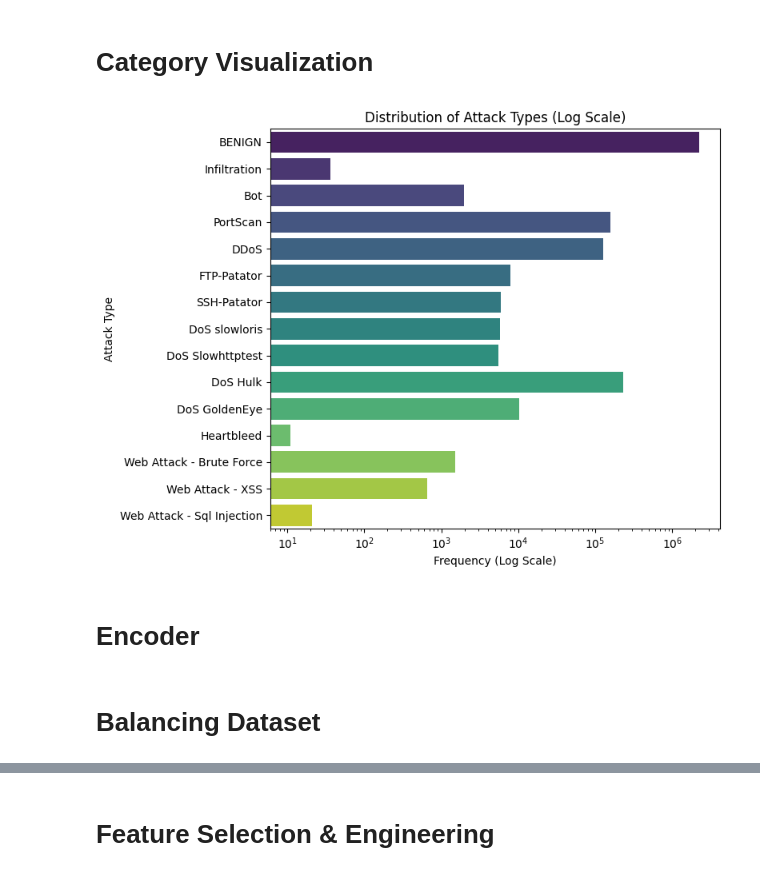
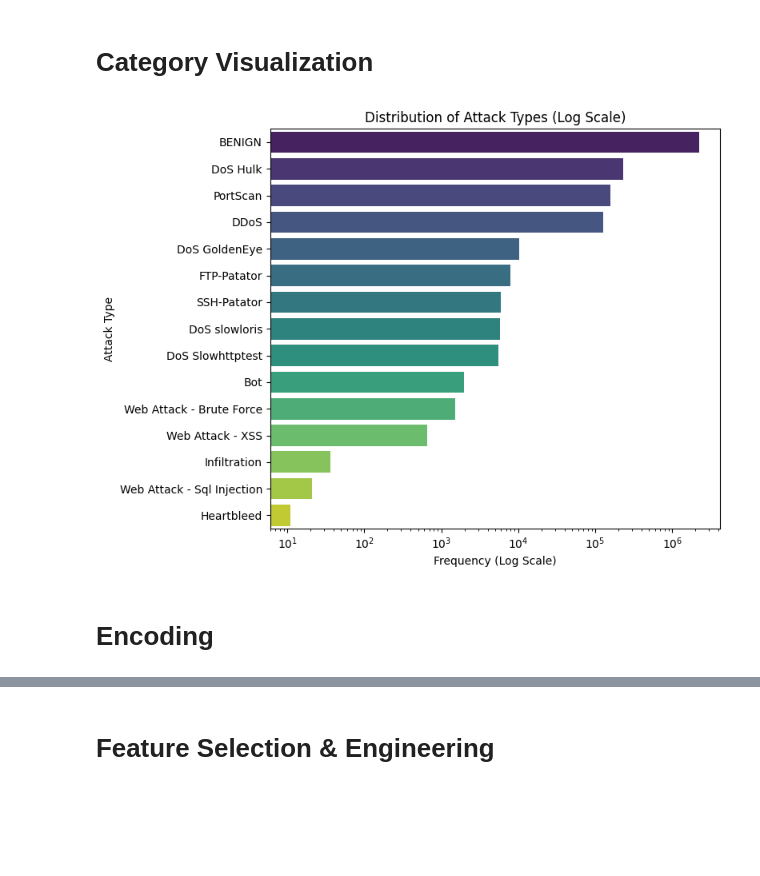
Before and after one commit to ChristelleJoseph/Intrusion-Detection-System, a Jupyter notebook: intrusionDetection.ipynb, the cells around one changed output, grey strips where cells are left out. Drawn from its saved outputs; the diff is of its cells as text; code cells hidden in the pictures; blank space fills up the shorter version.

```diff
--- a/intrusionDetection.ipynb
+++ b/intrusionDetection.ipynb
@@ -87,23 +87,22 @@ all_data = all_data.dropna(axis=1, how='any')
 # Category Visualization
 # %%
 plt.figure(figsize=(8, 6))
-ax = sns.countplot(y='Label', data=all_data, palette='viridis')
+label_counts = all_data['Label'].value_counts().sort_values(ascending=False)
+ax = sns.countplot(y='Label', data=all_data, palette='viridis', order=label_counts.index)
 
 # Set the scale of x-axis to log to better visualize the differences
 ax.set_xscale('log')
 plt.title('Distribution of Attack Types (Log Scale)')
 plt.xlabel('Frequency (Log Scale)')
 plt.ylabel('Attack Type')
 plt.tight_layout()
 plt.show()
 # %% [output]
-[figure, old version]
+[figure, new version]
 # %% [markdown]
-# Encoder
+# Encoding
 # %%
 label_encoder = LabelEncoder()
 all_data['EncodedLabel'] = label_encoder.fit_transform(all_data['Label'])
 #Get the mapping for future reference
 label_mapping = dict(zip(label_encoder.classes_, label_encoder.transform(label_encoder.classes_)))
-# %% [markdown]
-# Balancing Dataset
```
Also changed, not shown: parts of 18 cells of this notebook.
